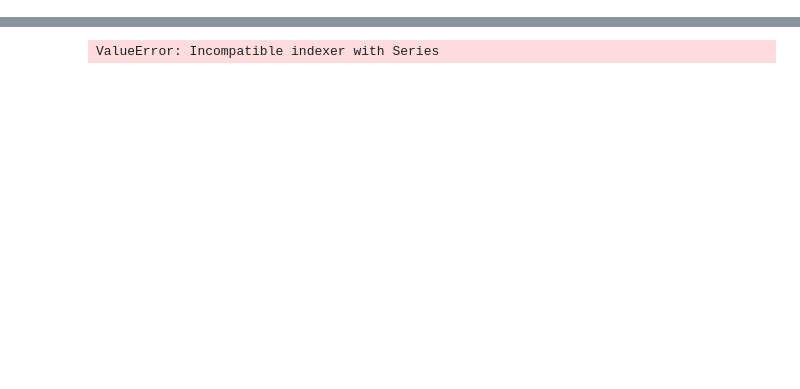
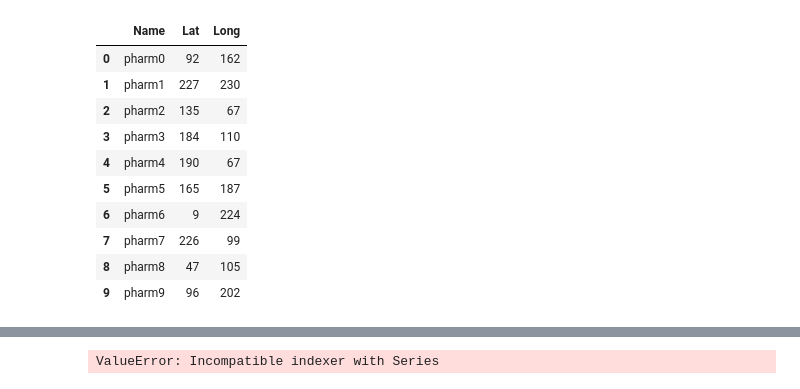
Before and after one commit to BigDataForSanDiego/Team-129, a Jupyter notebook: synth/sandbox.ipynb, the cells around one changed output, grey strips where cells are left out. Cells and saved outputs as stored; diff of their text form; code cells hidden in the pictures; blank space fills up the shorter version.

```diff
--- a/synth/sandbox.ipynb
+++ b/synth/sandbox.ipynb
@@ -70,16 +70,29 @@ cs_df.head()
 # %%
 # Generate Pharmacies
 pharmacy_count = 10
 pharmacy_names = [f'pharm{i}' for i in range(pharmacy_count)]
 
 latitudes = np.random.randint(0, MAXLAT, pharmacy_count)
 longitudes = np.random.randint(0, MAXLONG, pharmacy_count)
 
 rx_df = pd.DataFrame({
     'Name': pharmacy_names,
     'Lat': latitudes,
     'Long': longitudes
 })
+rx_df
+# %% [output]
+|  | Name | Lat | Long |
+| 0 | pharm0 | 92 | 162 |
+| 1 | pharm1 | 227 | 230 |
+| 2 | pharm2 | 135 | 67 |
+| 3 | pharm3 | 184 | 110 |
+| 4 | pharm4 | 190 | 67 |
+| 5 | pharm5 | 165 | 187 |
+| 6 | pharm6 | 9 | 224 |
+| 7 | pharm7 | 226 | 99 |
+| 8 | pharm8 | 47 | 105 |
+| 9 | pharm9 | 96 | 202 |
 # %%
 # Assign Customers to Pharmacies
 # client are assigned to closest pharm
```
Also changed, not shown: parts of 6 cells of this notebook.
